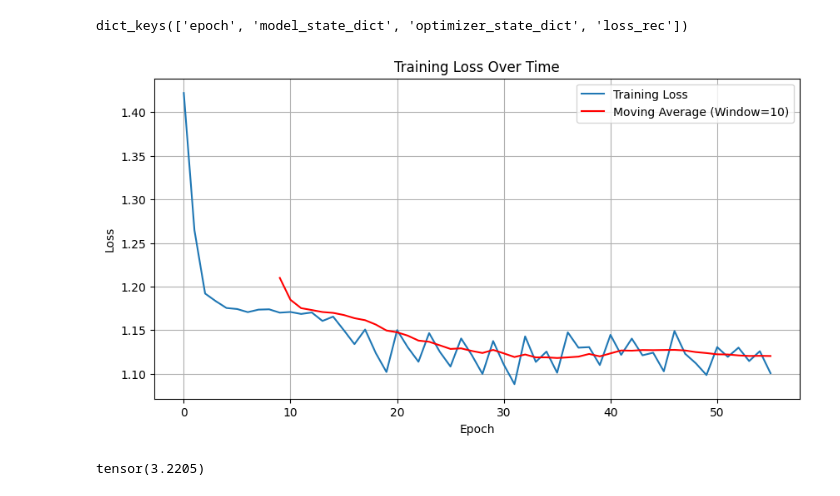
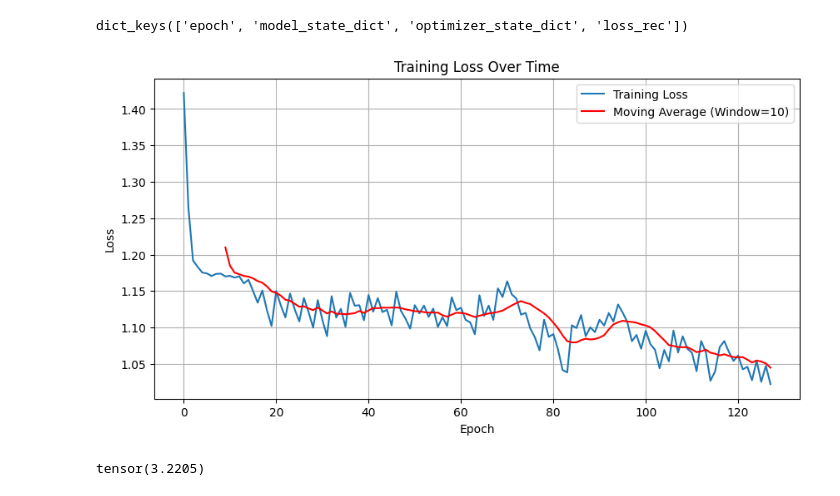
Before and after one commit to ZiJie-Duan/Freckers-Zero, a Jupyter notebook: freckers/node.ipynb, the cells around one changed output. Saved outputs shown, nothing was run; the diff lists cells and outputs as text; code cells hidden in the pictures.

```diff
--- a/freckers/node.ipynb
+++ b/freckers/node.ipynb
@@ -223,25 +223,25 @@ import numpy as np
 # %%
 import torch
 # %%
-data = torch.load(r"C:\Users\lucyc\Desktop\models\32.pth")
+data = torch.load(r"C:\Users\lucyc\Desktop\models\68.pth")
 import matplotlib.pyplot as plt
 import numpy as np
 plt.figure(figsize=(10, 5))
 plt.plot(data["loss_rec"], label='Training Loss')
 
 # 计算并绘制移动平均线
 window_size = 10  # 设置移动平均窗口大小
 moving_avg = np.convolve(data["loss_rec"], np.ones(window_size)/window_size, mode='valid')
 plt.plot(range(window_size-1, len(data["loss_rec"])), moving_avg, label=f'Moving Average (Window={window_size})', color='red')
 
 plt.title('Training Loss Over Time')
 plt.xlabel('Epoch')
 plt.ylabel('Loss')
 plt.legend()
 plt.grid(True)
 plt.show()
 # %% [output]
-[figure, old version]
+[figure, new version]
 # %%
 import torch
 import torch.nn.functional as F
```
Also changed, not shown: parts of 2 cells of this notebook, 2 other files.
